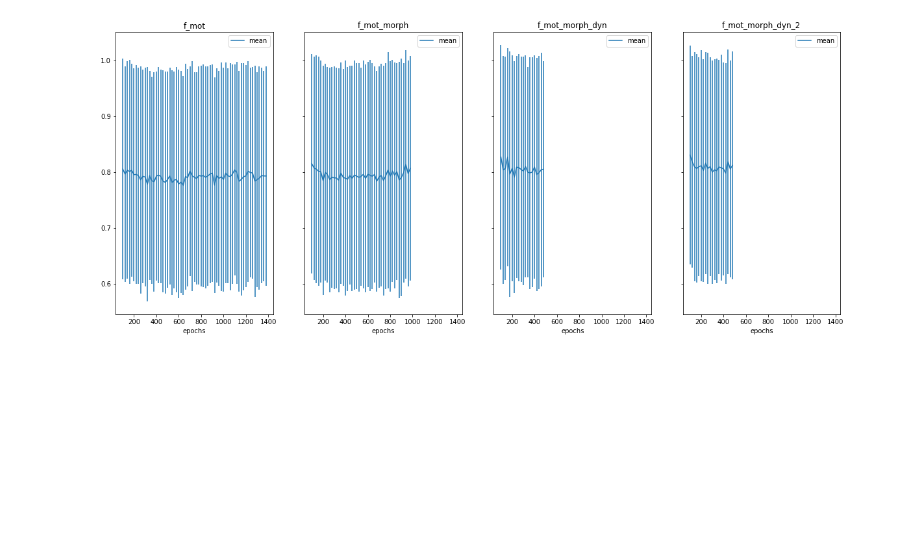
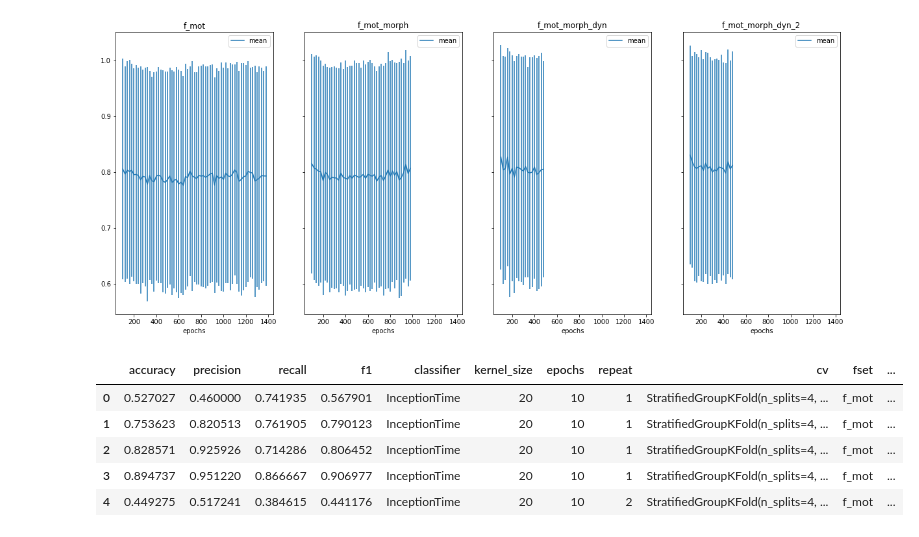
Before and after one commit to redchuk/n_track_ML, a Jupyter notebook: notebooks/plot_epoch_loop_outputs.ipynb, the cells around one changed output. Drawn from its saved outputs; the diff is of its cells as text; code cells hidden in the pictures; blank space fills up the shorter version.

```diff
--- a/notebooks/plot_epoch_loop_outputs.ipynb
+++ b/notebooks/plot_epoch_loop_outputs.ipynb
@@ -124,3 +129,13 @@ for fset in grp['fset'].unique():
     i = i+1
 # %% [output]
 [figure]
+# %%
+dfn2 = read_output_files(output_dirs_norm2)
+dfn2.head()
+# %% [output]
+|  | accuracy | precision | recall | f1 | classifier | kernel_size | epochs | repeat | cv | fset | ... |
+| 0 | 0.527027 | 0.460000 | 0.741935 | 0.567901 | InceptionTime | 20 | 10 | 1 | StratifiedGroupKFold(n_splits=4, ... | f_mot | ... |
+| 1 | 0.753623 | 0.820513 | 0.761905 | 0.790123 | InceptionTime | 20 | 10 | 1 | StratifiedGroupKFold(n_splits=4, ... | f_mot | ... |
+| 2 | 0.828571 | 0.925926 | 0.714286 | 0.806452 | InceptionTime | 20 | 10 | 1 | StratifiedGroupKFold(n_splits=4, ... | f_mot | ... |
+| 3 | 0.894737 | 0.951220 | 0.866667 | 0.906977 | InceptionTime | 20 | 10 | 1 | StratifiedGroupKFold(n_splits=4, ... | f_mot | ... |
+| 4 | 0.449275 | 0.517241 | 0.384615 | 0.441176 | InceptionTime | 20 | 10 | 2 | StratifiedGroupKFold(n_splits=4, ... | f_mot | ... |
```
Also changed, not shown: parts of 6 cells of this notebook, 1 other file.
